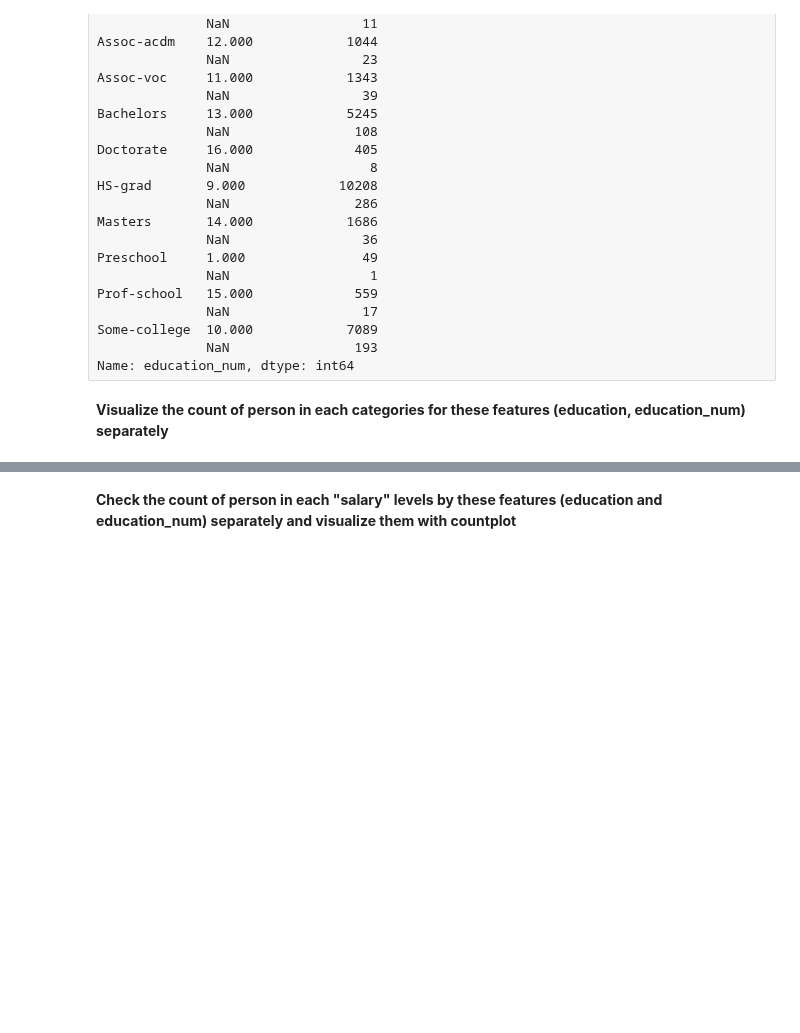
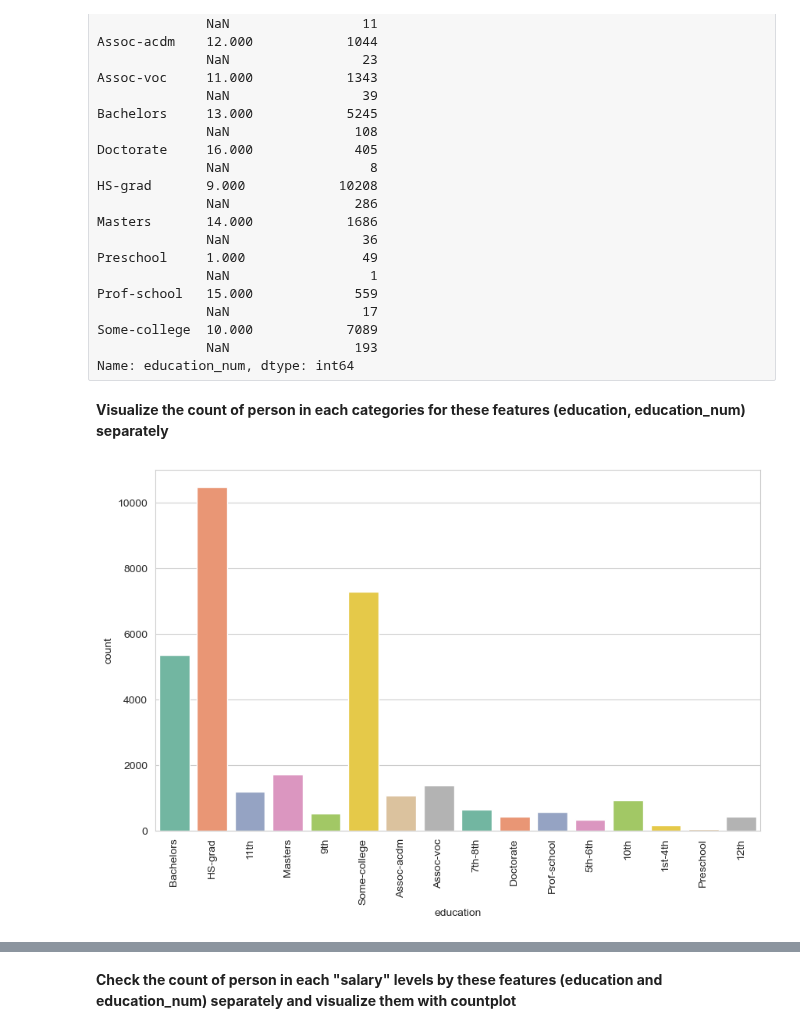
Before and after one commit to iceyisaak/clarusway_ds, a Jupyter notebook: DA _ DVwPy-EDA Project (Analyze US Citizens)-Student-V01_(with_desired_outputs).ipynb, the cells around one changed output, grey strips where cells are left out. Cells and saved outputs as stored; diff of their text form; code cells hidden in the pictures; blank space fills up the shorter version.

```diff
--- a/DA _ DVwPy-EDA Project (Analyze US Citizens)-Student-V01_(with_desired_outputs).ipynb
+++ b/DA _ DVwPy-EDA Project (Analyze US Citizens)-Student-V01_(with_desired_outputs).ipynb
@@ -1303,3 +1307,11 @@ Name: education_num, dtype: int64
+# %%
+# Your Code is Here
+
+ax = sns.countplot(data=df, x='education', palette='Set2')
+
+ax.set_xticklabels(ax.get_xticklabels(), rotation=90);
+# %% [output]
+[figure, added]
 # %% [markdown]
 Desired Output:
 
```
Also changed, not shown: parts of 52 cells of this notebook.
